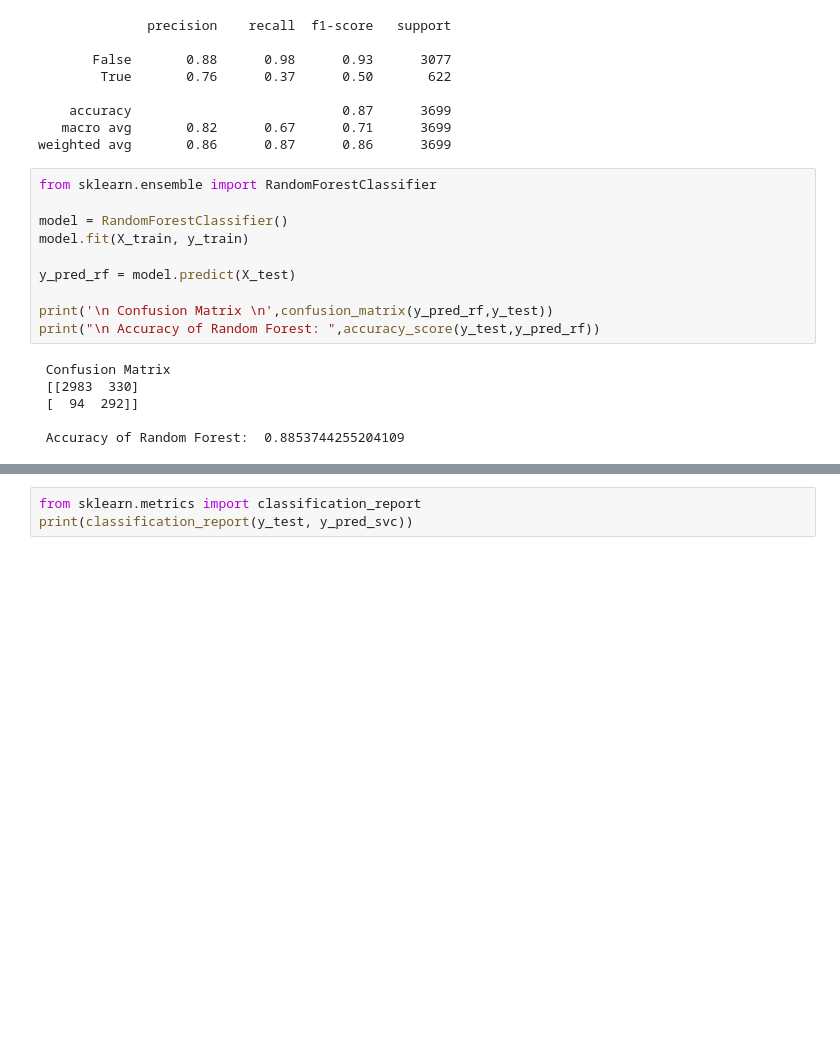
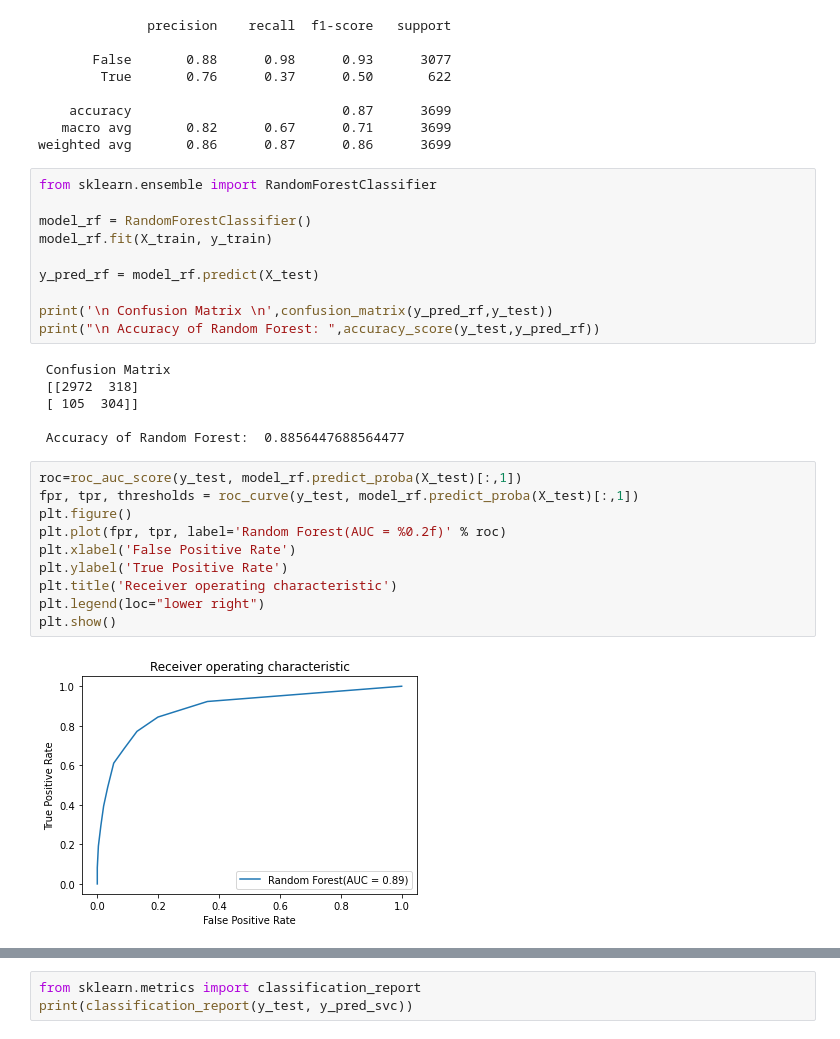
Before and after one commit to jyotsnae/Springboard, a Jupyter notebook: Capstone Two/Online Shopper's Purchasing Intention - Modeling.ipynb, the cells around one changed output, grey strips where cells are left out. Saved outputs shown, nothing was run; the diff lists cells and outputs as text; blank space fills up the shorter version.

```diff
--- a/Capstone Two/Online Shopper's Purchasing Intention - Modeling.ipynb
+++ b/Capstone Two/Online Shopper's Purchasing Intention - Modeling.ipynb
@@ -205,19 +217,31 @@ weighted avg       0.86      0.87      0.86      3699
 # %%
 from sklearn.ensemble import RandomForestClassifier
 
-model = RandomForestClassifier()
-model.fit(X_train, y_train)
+model_rf = RandomForestClassifier()
+model_rf.fit(X_train, y_train)
 
-y_pred_rf = model.predict(X_test)
+y_pred_rf = model_rf.predict(X_test)
 
 print('\n Confusion Matrix \n',confusion_matrix(y_pred_rf,y_test))
 print("\n Accuracy of Random Forest: ",accuracy_score(y_test,y_pred_rf))
 # %% [output]
  Confusion Matrix
- [[2983  330]
- [  94  292]]
+ [[2972  318]
+ [ 105  304]]
 
- Accuracy of Random Forest:  0.8853744255204109
+ Accuracy of Random Forest:  0.8856447688564477
+# %%
+roc=roc_auc_score(y_test, model_rf.predict_proba(X_test)[:,1])
+fpr, tpr, thresholds = roc_curve(y_test, model_rf.predict_proba(X_test)[:,1])
+plt.figure()
+plt.plot(fpr, tpr, label='Random Forest(AUC = %0.2f)' % roc)
+plt.xlabel('False Positive Rate')
+plt.ylabel('True Positive Rate')
+plt.title('Receiver operating characteristic')
+plt.legend(loc="lower right")
+plt.show()
+# %% [output]
+[figure, added]
 # %%
 print(classification_report(y_test, y_pred_rf))
 # %% [output]
```
Also changed, not shown: parts of 10 cells of this notebook, 2 other files.
